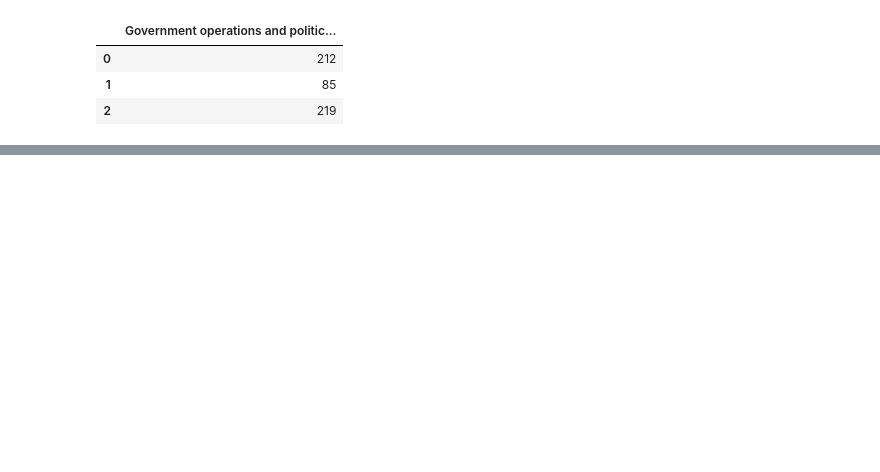
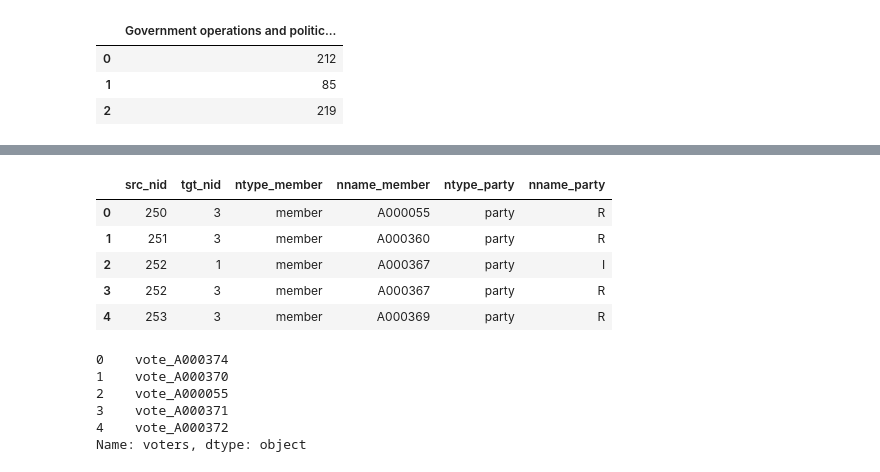
Before and after one commit to yma17/politics-knowledge-graph, a Jupyter notebook: src/community_detection/cluster_size_calculation.ipynb, the cells around one changed output, grey strips where cells are left out. Saved outputs shown, nothing was run; the diff lists cells and outputs as text; code cells hidden in the pictures; blank space fills up the shorter version.

```diff
--- a/src/community_detection/cluster_size_calculation.ipynb
+++ b/src/community_detection/cluster_size_calculation.ipynb
@@ -59,0 +98,18 @@ cluster_size_df.to_csv("cluster_sizes.csv")
+# %%
+party_membership_df.head()
+# %% [output]
+|  | src_nid | tgt_nid | ntype_member | nname_member | ntype_party | nname_party |
+| 0 | 250 | 3 | member | A000055 | party | R |
+| 1 | 251 | 3 | member | A000360 | party | R |
+| 2 | 252 | 1 | member | A000367 | party | I |
+| 3 | 252 | 3 | member | A000367 | party | R |
+| 4 | 253 | 3 | member | A000369 | party | R |
+# %%
+cluster_df["voters"].head()
+# %% [output]
+0    vote_A000374
+1    vote_A000370
+2    vote_A000055
+3    vote_A000371
+4    vote_A000372
+Name: voters, dtype: object
```
Also changed, not shown: parts of 18 cells of this notebook, 1 other file.
